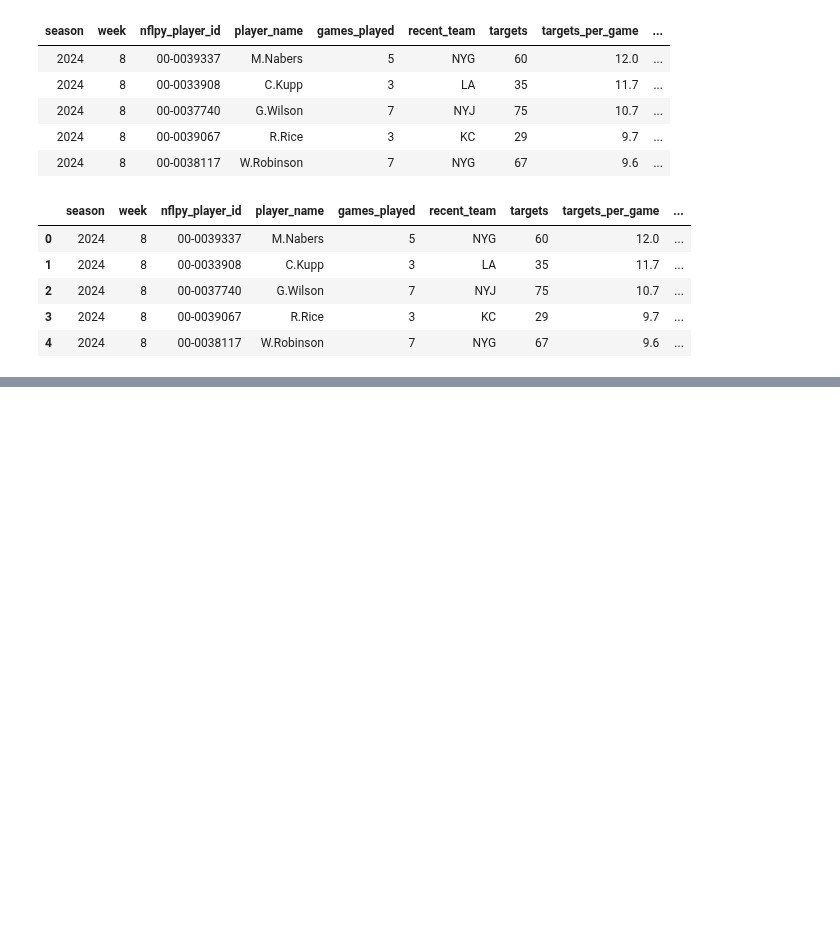
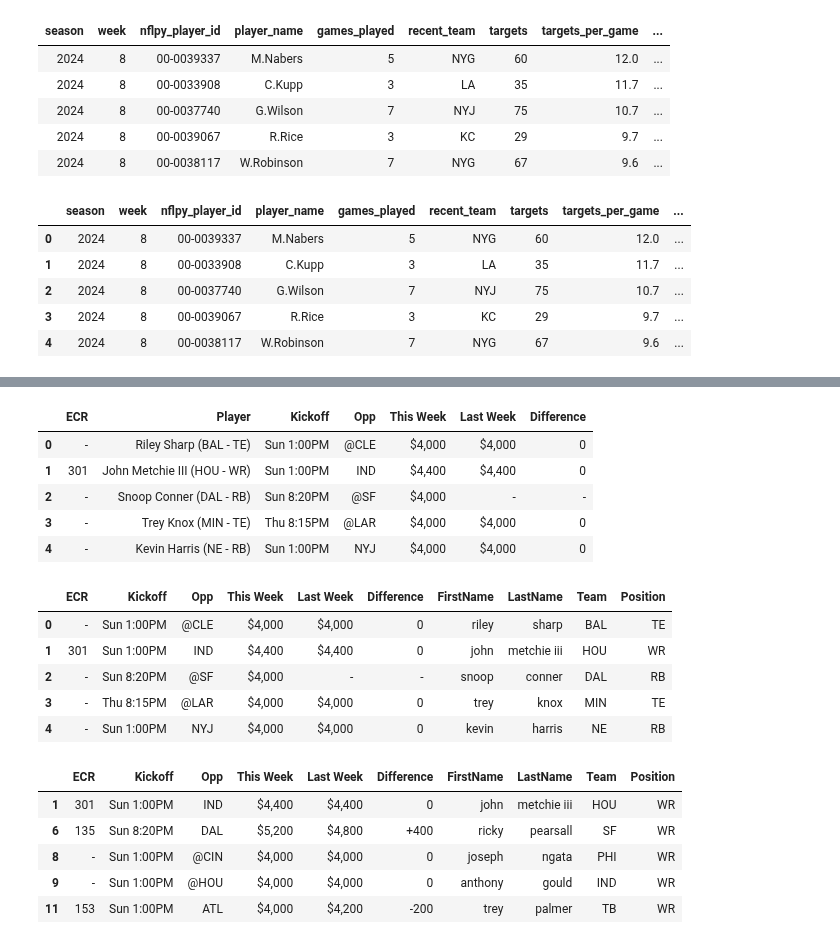
Before and after one commit to ARCtechmo/fanfav, a Jupyter notebook: wr_model_A_test.ipynb, the cells around one changed output, grey strips where cells are left out. Saved outputs shown, nothing was run; the diff lists cells and outputs as text; code cells hidden in the pictures; blank space fills up the shorter version.

Commit message:
updated the dataframe for the wr model

```diff
--- a/wr_model_A_test.ipynb
+++ b/wr_model_A_test.ipynb
@@ -209,0 +265,78 @@ wr_with_criteria_flags = update_baseline_with_criteria_flags()
+# %%
+# Function to split names based on spaces and handle suffixes and hyphenated names
+def clean_name(name):
+    # Split by spaces
+    name_parts = name.split()
+
+    # Check if the second last part is a suffix
+    suffixes = ['ii', 'iii', 'jr.', 'sr.']
+
+    # If a suffix is found, append it to the last name
+    if len(name_parts) > 2 and name_parts[-2].lower() in suffixes:
+        first_name = name_parts[0]
+        last_name = ' '.join(name_parts[1:])  # Join the last name and suffix together
+    else:
+        first_name = name_parts[0]
+        last_name = ' '.join(name_parts[1:])  # Join everything after the first name
+
+    return {'FirstName': first_name, 'LastName': last_name}
+
+# Process salary changes by position without the Suffix column
+def process_salary_changes_by_position():
+    # Fetch the salary changes data
+    salary_changes_df = scrape_salary_changes()
+
+    # Step 1: Extract the 'Player' column and split it into 'Name' and 'Team-Position'
+    salary_changes_df[['Name', 'Team-Position']] = salary_changes_df['Player'].str.extract(r'([^\(]+)\((.*)\)')
+
+    # Step 2: Further split the 'Name' into 'FirstName' and 'LastName' without handling suffix separately
+    name_split = salary_changes_df['Name'].apply(clean_name)
+    name_df = pd.DataFrame(name_split.tolist())  # Convert list of dictionaries to DataFrame
+
+    # Merge the cleaned name columns (FirstName, LastName) back into the salary DataFrame
+    salary_changes_df = pd.concat([salary_changes_df, name_df], axis=1)
+
+    # Step 3: Split 'Team-Position' into 'Team' and 'Position'
+    salary_changes_df[['Team', 'Position']] = salary_changes_df['Team-Position'].str.extract(r'(\w+)\s*-\s*(\w+)')
+
+    # Drop the original 'Player' and 'Team-Position' columns
+    salary_changes_df.drop(columns=['Player', 'Team-Position', 'Name'], inplace=True)
+
+    # Normalize the 'FirstName' and 'LastName' columns to lowercase and trim whitespace
+    salary_changes_df['FirstName'] = salary_changes_df['FirstName'].str.strip().str.lower()
+    salary_changes_df['LastName'] = salary_changes_df['LastName'].str.strip().str.lower()
+
+    # Display the processed salary DataFrame for verification
+    display(salary_changes_df.head())
+
+    # Step 4: Split the data by position
+    df_qb = salary_changes_df[salary_changes_df['Position'] == 'QB']
+    df_wr = salary_changes_df[salary_changes_df['Position'] == 'WR']
+    df_rb = salary_changes_df[salary_changes_df['Position'] == 'RB']
+
+    return df_qb, df_wr, df_rb
+
+# Call the modified process_salary_changes_by_position function
+df_qb_salary, df_wr_salary, df_rb_salary = process_salary_changes_by_position()
+
+# Verify the results for wide receivers (df_wr_salary)
+display(df_wr_salary.head())
+# %% [output]
+|  | ECR | Player | Kickoff | Opp | This Week | Last Week | Difference |
+| 0 | - | Riley Sharp (BAL - TE) | Sun 1:00PM | @CLE | $4,000 | $4,000 | 0 |
+| 1 | 301 | John Metchie III (HOU - WR) | Sun 1:00PM | IND | $4,400 | $4,400 | 0 |
+| 2 | - | Snoop Conner (DAL - RB) | Sun 8:20PM | @SF | $4,000 | - | - |
+| 3 | - | Trey Knox (MIN - TE) | Thu 8:15PM | @LAR | $4,000 | $4,000 | 0 |
+| 4 | - | Kevin Harris (NE - RB) | Sun 1:00PM | NYJ | $4,000 | $4,000 | 0 |
+|  | ECR | Kickoff | Opp | This Week | Last Week | Difference | FirstName | LastName | Team | Position |
+| 0 | - | Sun 1:00PM | @CLE | $4,000 | $4,000 | 0 | riley | sharp | BAL | TE |
+| 1 | 301 | Sun 1:00PM | IND | $4,400 | $4,400 | 0 | john | metchie iii | HOU | WR |
+| 2 | - | Sun 8:20PM | @SF | $4,000 | - | - | snoop | conner | DAL | RB |
+| 3 | - | Thu 8:15PM | @LAR | $4,000 | $4,000 | 0 | trey | knox | MIN | TE |
+| 4 | - | Sun 1:00PM | NYJ | $4,000 | $4,000 | 0 | kevin | harris | NE | RB |
+|  | ECR | Kickoff | Opp | This Week | Last Week | Difference | FirstName | LastName | Team | Position |
+| 1 | 301 | Sun 1:00PM | IND | $4,400 | $4,400 | 0 | john | metchie iii | HOU | WR |
+| 6 | 135 | Sun 8:20PM | DAL | $5,200 | $4,800 | +400 | ricky | pearsall | SF | WR |
+| 8 | - | Sun 1:00PM | @CIN | $4,000 | $4,000 | 0 | joseph | ngata | PHI | WR |
+| 9 | - | Sun 1:00PM | @HOU | $4,000 | $4,000 | 0 | anthony | gould | IND | WR |
+| 11 | 153 | Sun 1:00PM | ATL | $4,000 | $4,200 | -200 | trey | palmer | TB | WR |
```
Also changed, not shown: parts of 9 cells of this notebook.
